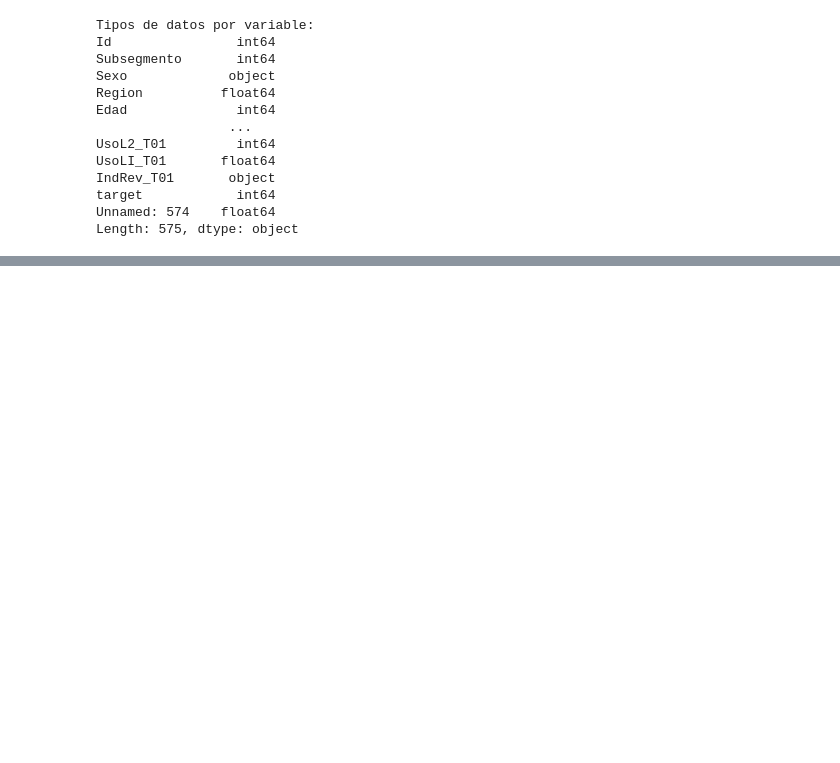
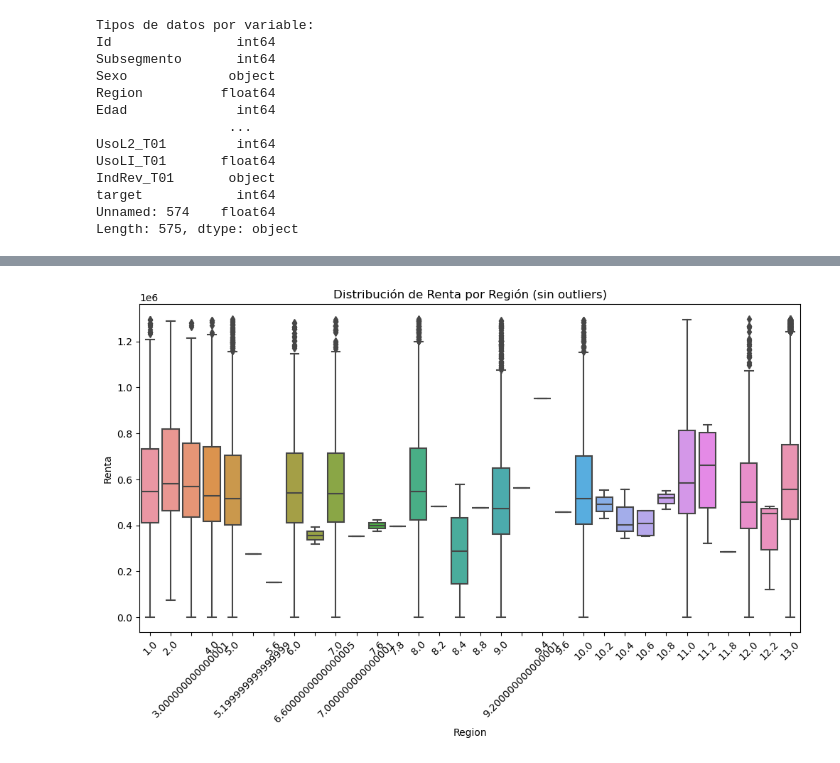
Before and after one commit to Perrogamer777/CasoBancoMonopoly-Dormammu, a Jupyter notebook: monopoly.ipynb, the cells around one changed output, grey strips where cells are left out. Cells and saved outputs as stored; diff of their text form; code cells hidden in the pictures; blank space fills up the shorter version.

```diff
--- a/monopoly.ipynb
+++ b/monopoly.ipynb
@@ -326,0 +482,21 @@ Length: 575, dtype: object
+# %%
+# Calcular el rango intercuartílico (IQR) para la variable 'Renta'
+Q1 = df['Renta'].quantile(0.25)
+Q3 = df['Renta'].quantile(0.75)
+IQR = Q3 - Q1
+# %%
+# Definir los límites para identificar outliers
+lower_bound = Q1 - 1.5 * IQR
+upper_bound = Q3 + 1.5 * IQR
+# %%
+# Filtrar los datos para eliminar outliers
+df_sin_outliers = df[(df['Renta'] >= lower_bound) & (df['Renta'] <= upper_bound)]
+# %%
+# Crear el boxplot sin outliers
+plt.figure(figsize=(12, 6))
+sns.boxplot(x='Region', y='Renta', data=df_sin_outliers)
+plt.title('Distribución de Renta por Región (sin outliers)')
+plt.xticks(rotation=45)
+plt.show()
+# %% [output]
+[figure, added]
```
Also changed, not shown: parts of 137 cells of this notebook, 5 other files.
